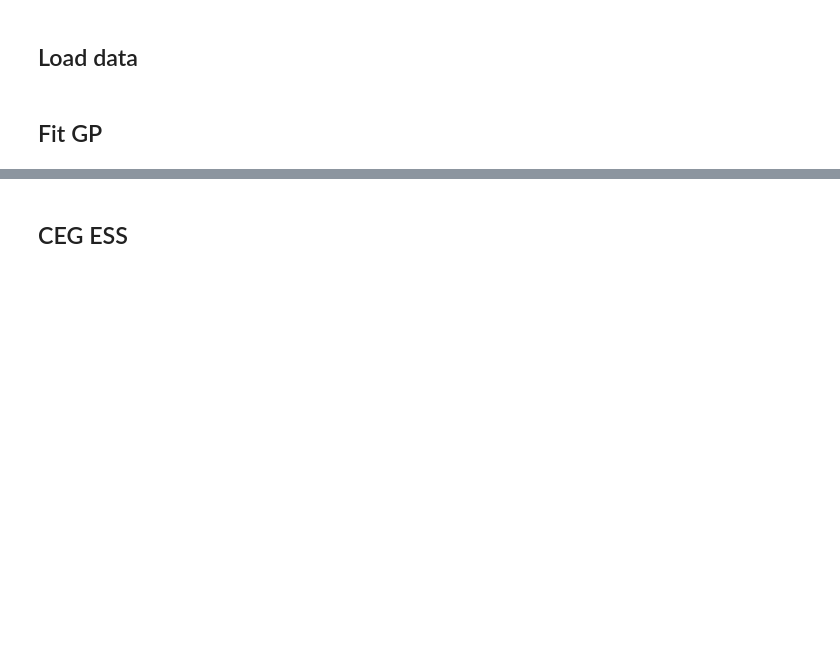
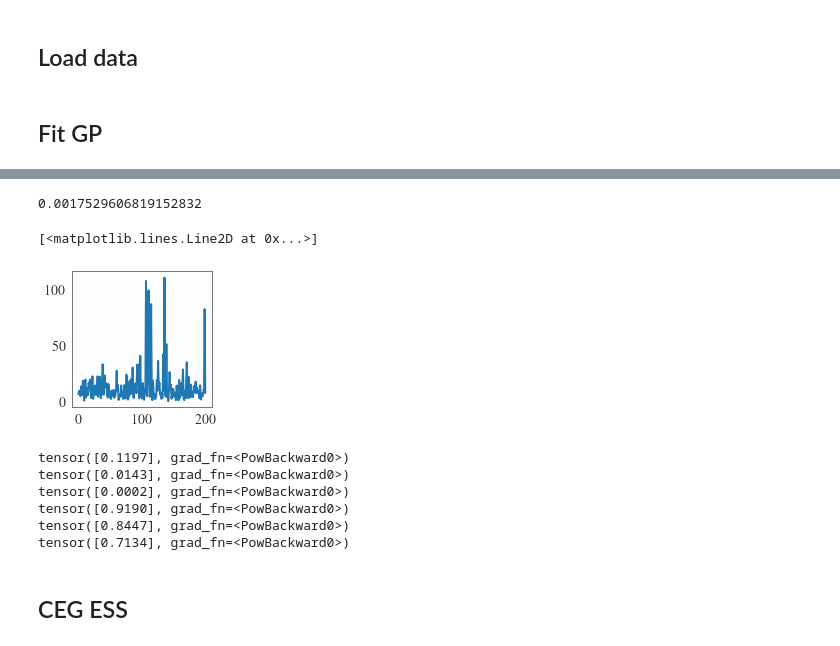
Before and after one commit to huangdaolang/cost-aware-sbi, a Jupyter notebook: BernSIR_NPE.ipynb, the cells around one changed output, grey strips where cells are left out. Cells and saved outputs as stored; diff of their text form; code cells hidden in the pictures; blank space fills up the shorter version.

```diff
--- a/BernSIR_NPE.ipynb
+++ b/BernSIR_NPE.ipynb
@@ -325,3 +338,40 @@ while count < num_sim:
+# %%
+prior_start = torch.tensor([0.1, 1.0, 0.1]).reshape(-1, 3)
+n_rep = 20
+
+st = time.time()
+for _ in range(n_rep):
+    result = bern_sir(prior_start.reshape(-1))
+et = time.time()
+times_start = (et - st) / n_rep
+print(times_start)
+# %% [output]
+0.0017529606819152832
+# %%
+plt.plot(times_train)
+# %% [output]
+[<matplotlib.lines.Line2D at 0x...>]
+[figure, added]
+# %%
+prior_end = torch.tensor([1., 0.1, 1.0]).reshape(-1, 3)
+
+g_min = likelihood(model(prior_start)).mean / 10
+g_max = likelihood(model(prior_end)).mean / 10
+
+print(g_min ** 0.5)
+print(g_min ** 1)
+print(g_min ** 2)
+
+print(g_max ** 0.5)
+print(g_max ** 1)
+print(g_max ** 2)
+# %% [output]
+tensor([0.1197], grad_fn=<PowBackward0>)
+tensor([0.0143], grad_fn=<PowBackward0>)
+tensor([0.0002], grad_fn=<PowBackward0>)
+tensor([0.9190], grad_fn=<PowBackward0>)
+tensor([0.8447], grad_fn=<PowBackward0>)
+tensor([0.7134], grad_fn=<PowBackward0>)
 # %%
 w = likelihood(model(theta_tilde)).mean.detach() ** k
 # %%
```
Also changed, not shown: parts of 18 cells of this notebook, 3 other files.
